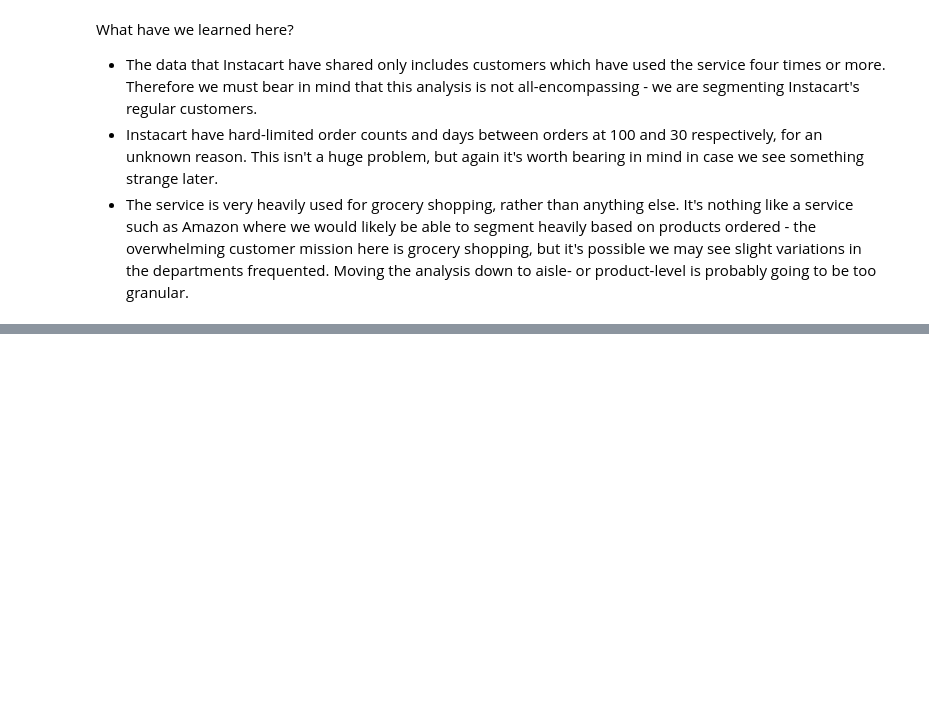
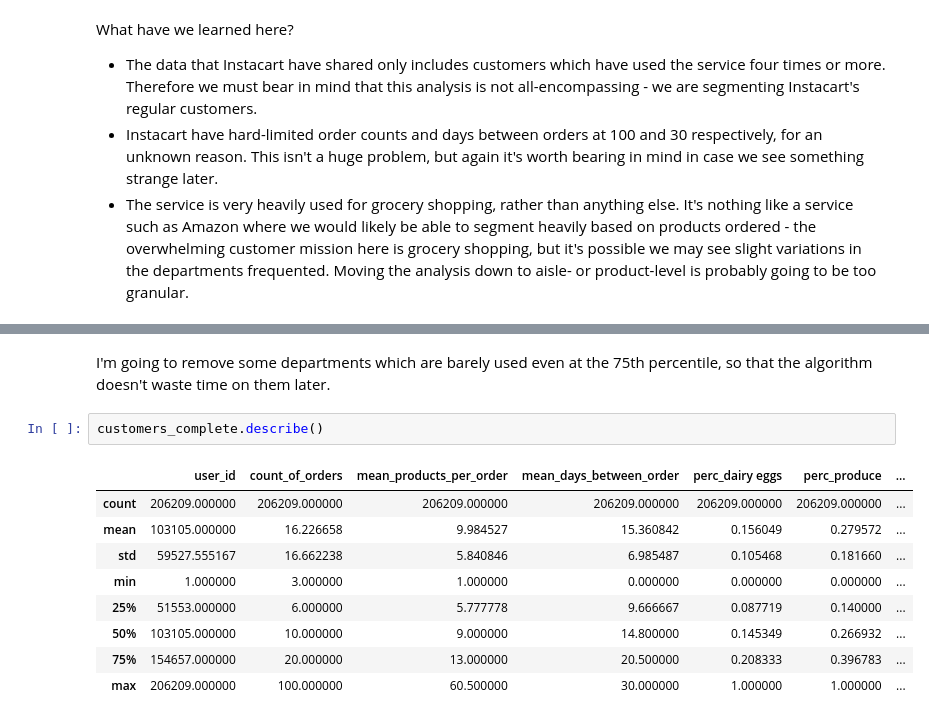
Before and after one commit to FraserTarbet/Instacart-Customer-Segmentation, a Jupyter notebook: CustomerSegmentation.ipynb, the cells around one changed output, grey strips where cells are left out. Cells and saved outputs as stored; diff of their text form; blank space fills up the shorter version.

```diff
--- a/CustomerSegmentation.ipynb
+++ b/CustomerSegmentation.ipynb
@@ -114,0 +194,14 @@ What have we learned here?
+# %% [markdown]
+I'm going to remove some departments which are barely used even at the 75th percentile, so that the algorithm doesn't waste time on them later.
+# %%
+customers_complete.describe()
+# %% [output]
+|  | user_id | count_of_orders | mean_products_per_order | mean_days_between_order | perc_dairy eggs | perc_produce | ... |
+| count | 206209.000000 | 206209.000000 | 206209.000000 | 206209.000000 | 206209.000000 | 206209.000000 | ... |
+| mean | 103105.000000 | 16.226658 | 9.984527 | 15.360842 | 0.156049 | 0.279572 | ... |
+| std | 59527.555167 | 16.662238 | 5.840846 | 6.985487 | 0.105468 | 0.181660 | ... |
+| min | 1.000000 | 3.000000 | 1.000000 | 0.000000 | 0.000000 | 0.000000 | ... |
+| 25% | 51553.000000 | 6.000000 | 5.777778 | 9.666667 | 0.087719 | 0.140000 | ... |
+| 50% | 103105.000000 | 10.000000 | 9.000000 | 14.800000 | 0.145349 | 0.266932 | ... |
+| 75% | 154657.000000 | 20.000000 | 13.000000 | 20.500000 | 0.208333 | 0.396783 | ... |
+| max | 206209.000000 | 100.000000 | 60.500000 | 30.000000 | 1.000000 | 1.000000 | ... |
```
Also changed, not shown: parts of 5 cells of this notebook.
